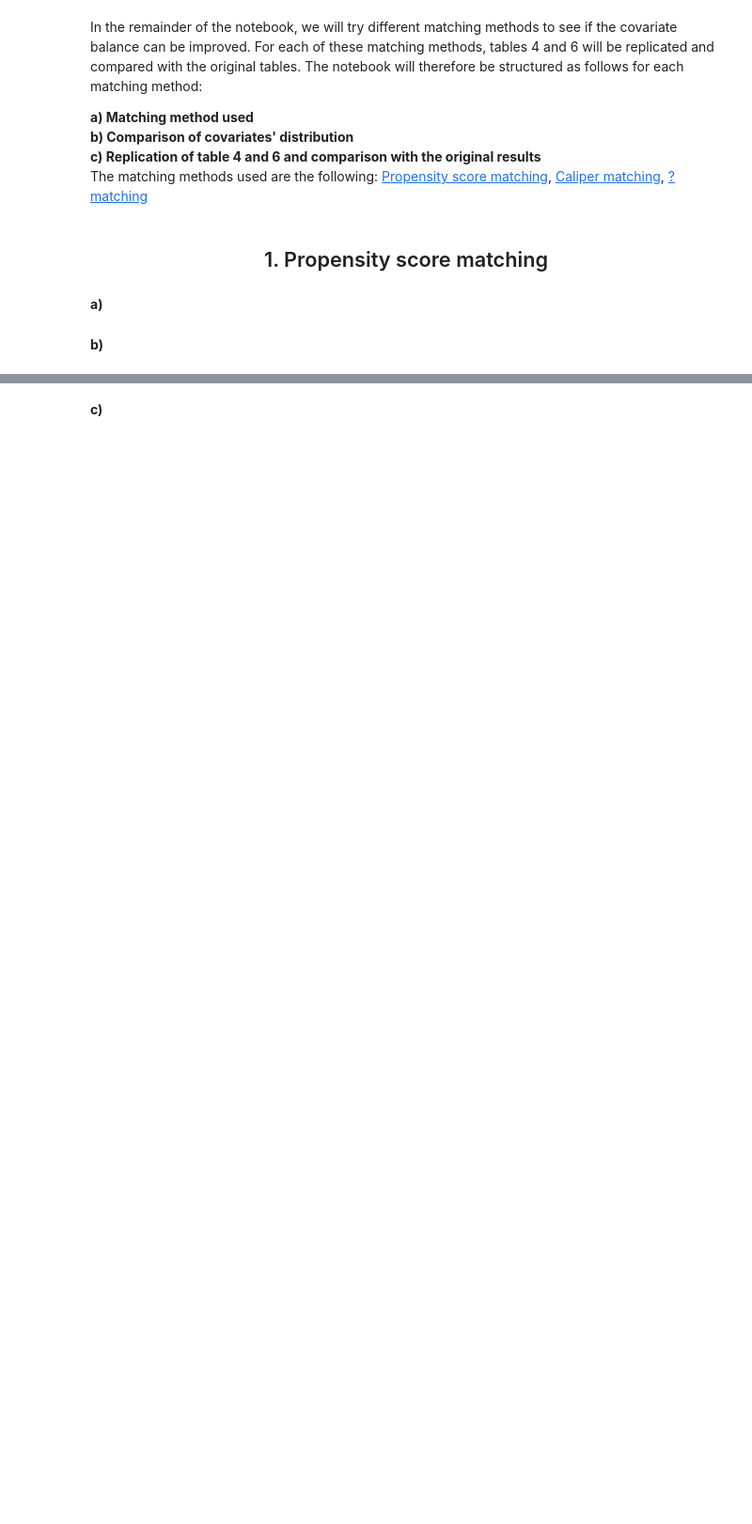
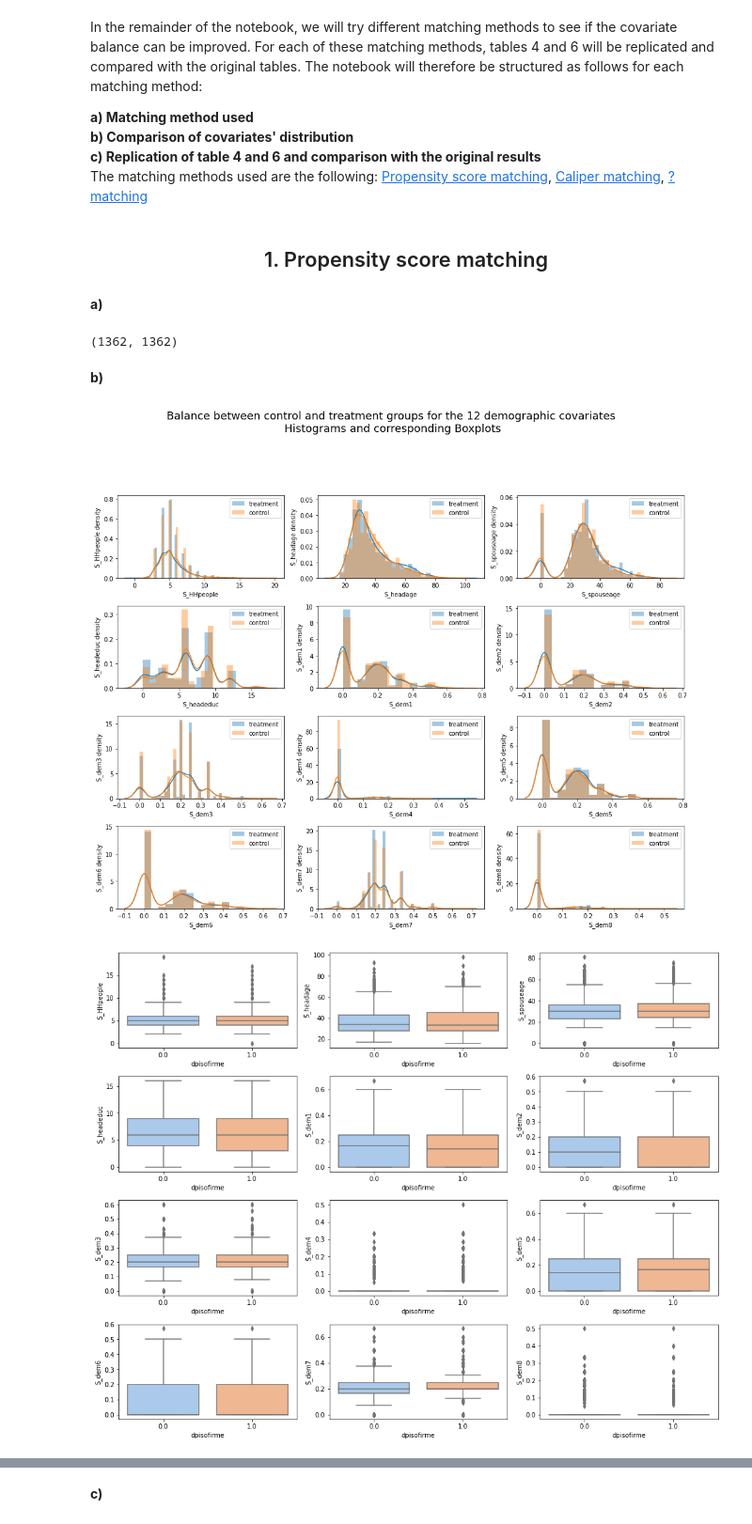
Before and after one commit to epfl-ada/ada-2020-project-milestone-p3-p3_bebibrus, a Jupyter notebook: notebook.ipynb, the cells around one changed output, grey strips where cells are left out. Shown at 94% size. Cells and saved outputs as stored; diff of their text form; code cells hidden in the pictures; blank space fills up the shorter version.

```diff
--- a/notebook.ipynb
+++ b/notebook.ipynb
@@ -58,0 +158,31 @@
+# %%
+# Outputs balanced treated and control dataframes thanks to the caliper matching method given epsilon
+def matching(epsilon = 1):
+
+    # Separate the treatment and control groups
+    treated_propensity = household_data[household_data['dpisofirme']==1]
+    control_propensity = household_data[household_data['dpisofirme']==0]
+
+    # Create an empty undirected graph
+    G = nx.Graph()
+
+    # Loop through all the pairs of instances
+    for control_index, control_row in control_propensity.iterrows():
+        for treatment_index, treatment_row in treated_propensity.iterrows():
+
+            # Calculate the similarity
+            similarity = get_similarity(control_row['Propensity_score'],
+                                        treatment_row['Propensity_score'])
+
+            if similarity > 1-epsilon:
+                # Add an edge between the two instances weighted by the similarity between them
+                G.add_weighted_edges_from([(control_index, treatment_index, similarity)])
+
+    # Generate and return the maximum weight matching on the generated graph
+    matching = nx.max_weight_matching(G)
+
+    # Isolate the dataframe with matching propensity scores
+    matching = dict(matching)
+    balanced_df = household_data.loc[list(matching.keys()) + list(matching.values())]
+
+    return balanced_df
@@ -66,5 +408,22 @@ The matching methods used are the following: <a href="#Propensity">Propensity sc
 <h2 style="text-align:center" id="Propensity">1. Propensity score matching</h2>
 # %% [markdown]
 <strong>a)</strong>
+# %%
+# Isolate the dataframe with matching propensity scores
+balanced_propensity = matching()
+
+# Extract BALANCED treated and control
+treated_balanced_propensity = balanced_propensity[balanced_propensity['dpisofirme']==1]
+control_balanced_propensity = balanced_propensity[balanced_propensity['dpisofirme']==0]
+
+# Display the length of treated and control
+len(treated_balanced_propensity), len(control_balanced_propensity)
+# %% [output]
+(1362, 1362)
 # %% [markdown]
 <strong>b)</strong>
+# %%
+visualize_balance_all(treated_balanced_propensity, control_balanced_propensity, balanced_propensity)
+# %% [output]
+[figure, added]
+[figure, added]
```
Also changed, not shown: parts of 40 cells of this notebook.
